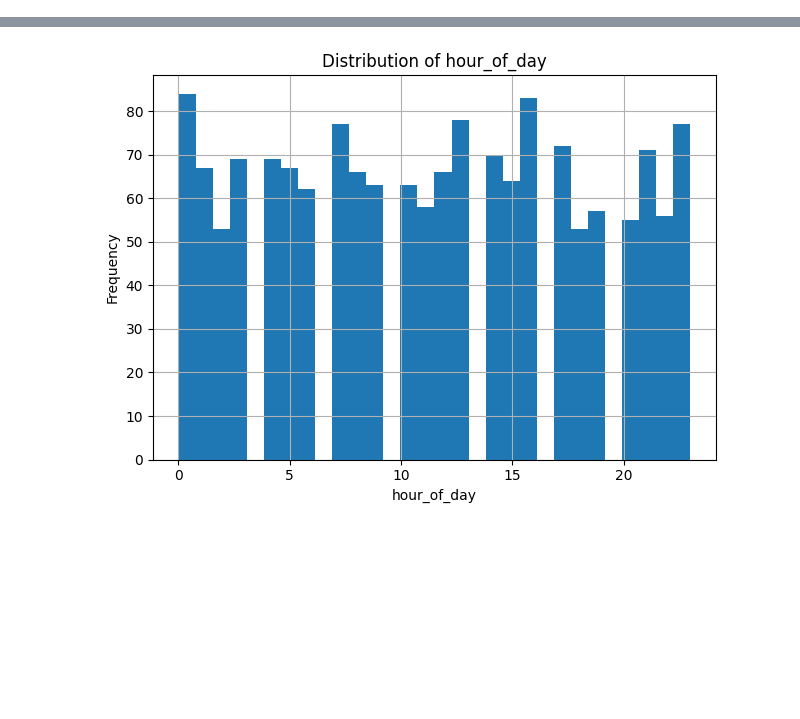
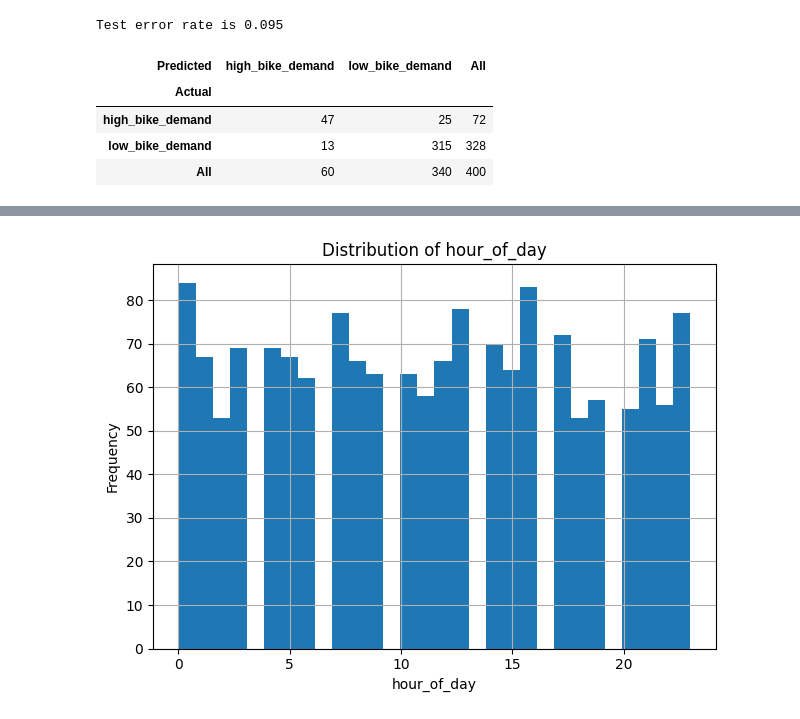
Before and after one commit to sebberendel/machine_learning_project, a Jupyter notebook: notebooks/sebbe.ipynb, the cells around one changed output, grey strips where cells are left out. Saved outputs shown, nothing was run; the diff lists cells and outputs as text; code cells hidden in the pictures; blank space fills up the shorter version.

```diff
--- a/notebooks/sebbe.ipynb
+++ b/notebooks/sebbe.ipynb
@@ -16,0 +36,24 @@ Notebooksss fungerar!
+# %%
+# Basmodell
+base_model = tree.DecisionTreeClassifier(max_depth=5)
+
+# Bagging med 100 träd
+model = BaggingClassifier(
+    base_model,
+    n_estimators=100,          # antal bagged modeller
+    max_samples=0.8,           # varje modell tränas på 80% av data (slumpmässigt)
+    max_features=1.0,          # varje modell använder alla features
+    bootstrap=True,            # sampling med återläggning
+    random_state=42
+)
+model.fit(X_scaled_train, y_train)
+y_predict = model.predict(X_scaled_test)
+print("Test error rate is %.3f" % np.mean(y_predict != y_test))
+pd.crosstab(y_test, y_predict, rownames=['Actual'], colnames=['Predicted'], margins=True)
+# %% [output]
+Test error rate is 0.095
+| Predicted | high_bike_demand | low_bike_demand | All |
+| Actual |  |  |  |
+| high_bike_demand | 47 | 25 | 72 |
+| low_bike_demand | 13 | 315 | 328 |
+| All | 60 | 340 | 400 |
```
Also changed, not shown: parts of 8 cells of this notebook.
